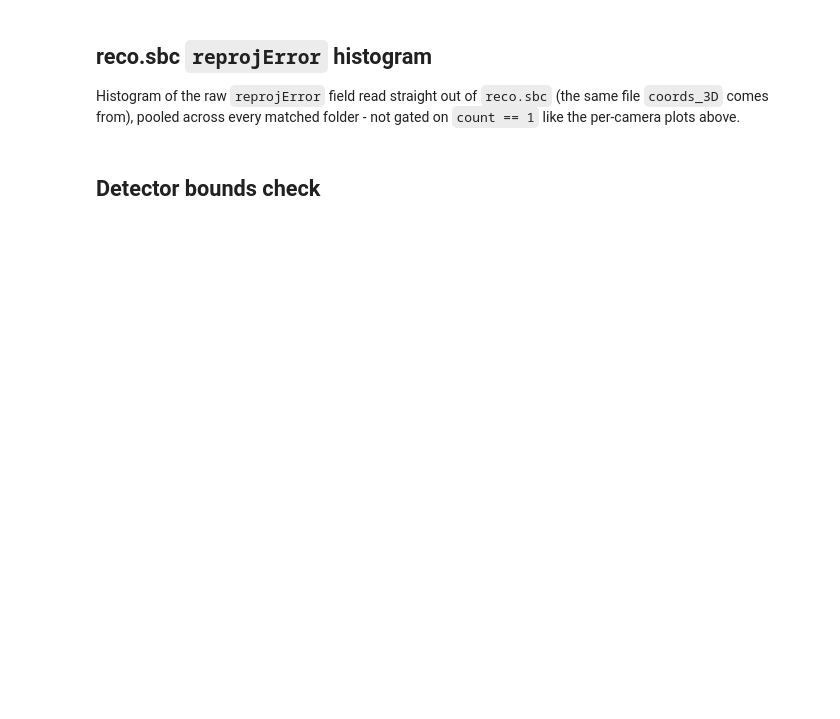
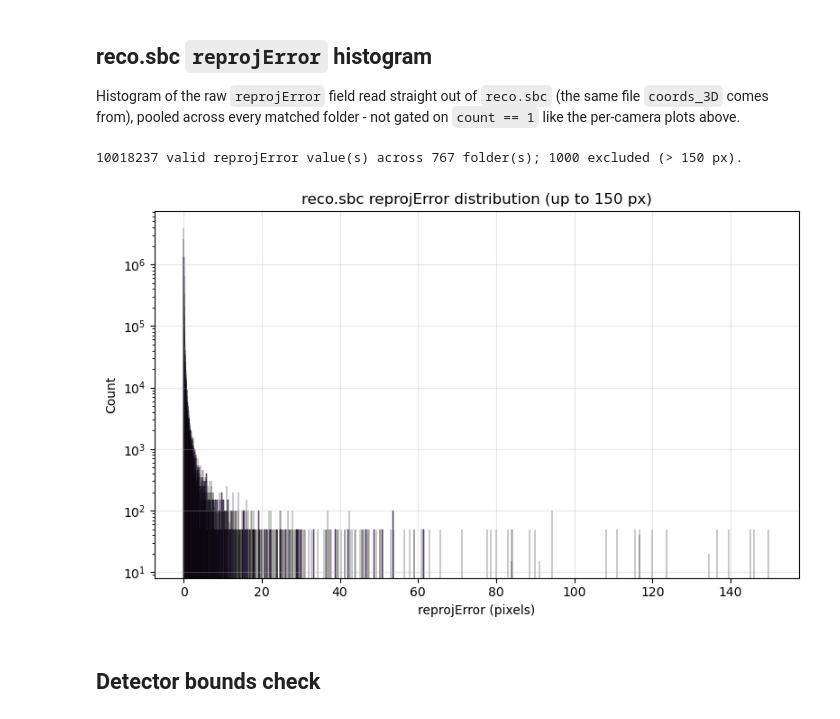
Before and after one commit to chiariniolivia/SBC_handscan, a Jupyter notebook: reconAna/reconAnaBook.ipynb, the cells around one changed output. Saved outputs shown, nothing was run; the diff lists cells and outputs as text; code cells hidden in the pictures; blank space fills up the shorter version.

```diff
--- a/reconAna/reconAnaBook.ipynb
+++ b/reconAna/reconAnaBook.ipynb
@@ -215,17 +221,26 @@ Histogram of the raw `reprojError` field read straight out of `reco.sbc` (the
 same file `coords_3D` comes from), pooled across every matched folder - not
 gated on `count == 1` like the per-camera plots above.
 # %%
+MAX_REPROJ_ERR = 150   # pixels
+
 all_reproj_err = np.concatenate(reprojErrs) if reprojErrs else np.array([])
-print(f"{all_reproj_err.size} valid reprojError value(s) across {len(reprojErrs)} folder(s).")
+inRange = all_reproj_err[all_reproj_err <= MAX_REPROJ_ERR]
+excluded = all_reproj_err.size - inRange.size
+print(f"{all_reproj_err.size} valid reprojError value(s) across {len(reprojErrs)} folder(s); "
+      f"{excluded} excluded (> {MAX_REPROJ_ERR} px).")
 
 plt.figure(figsize=(8, 5))
-plt.hist(all_reproj_err, bins=50, color='tab:purple', edgecolor='black', linewidth=0.3)
-plt.xlabel('reprojError')
+plt.hist(inRange, bins=5000, range=(0, MAX_REPROJ_ERR), color='tab:purple', edgecolor='black', linewidth=0.3)
+plt.xlabel('reprojError (pixels)')
 plt.ylabel('Count')
-plt.title('reco.sbc reprojError distribution')
+plt.yscale('log')
+plt.title(f'reco.sbc reprojError distribution (up to {MAX_REPROJ_ERR} px)')
 plt.grid(alpha=0.3)
 plt.tight_layout()
 plt.savefig("reprojErrorHist.png")
+# %% [output]
+10018237 valid reprojError value(s) across 767 folder(s); 1000 excluded (> 150 px).
+[figure, added]
 # %% [markdown]
 ## Detector bounds check
 # %%
```
Also changed, not shown: parts of 10 cells of this notebook, 1 other file.
